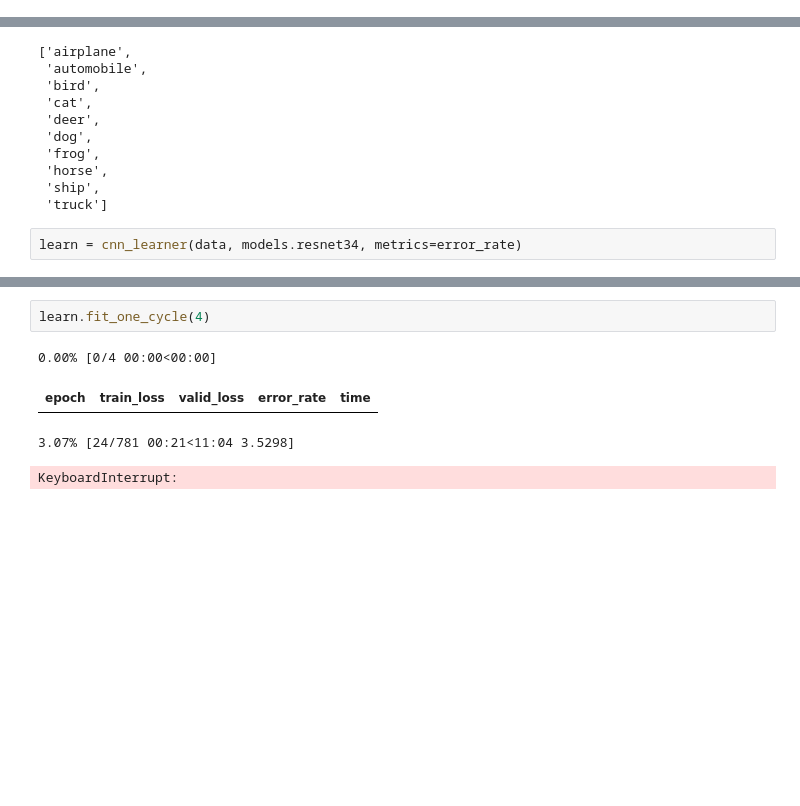
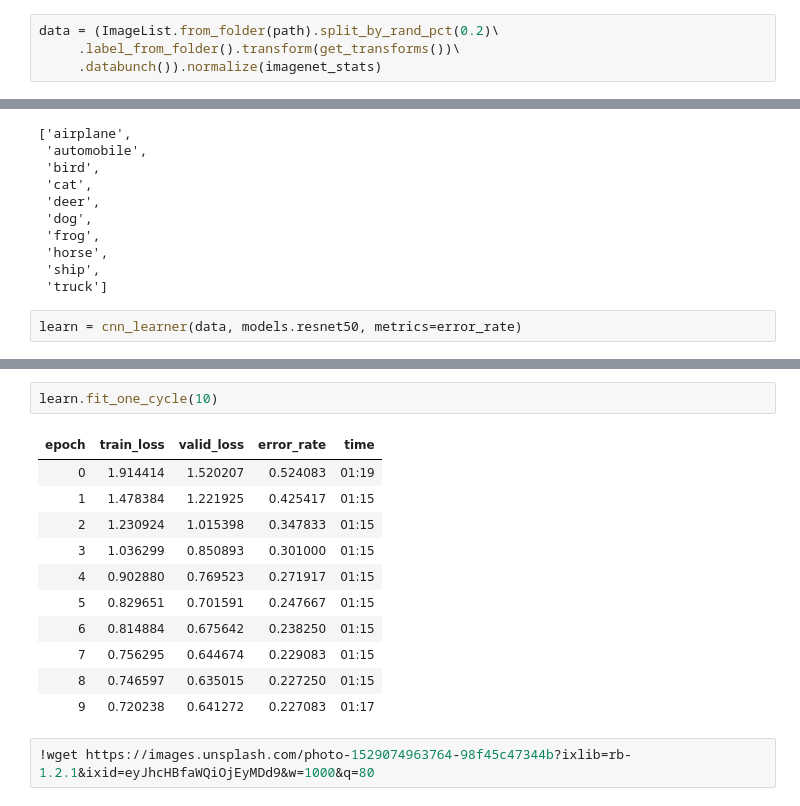
Before and after one commit to mgbvox/bao_ai, a Jupyter notebook: andrew_course/cifar10.ipynb, the cells around one changed output, grey strips where cells are left out. Saved outputs shown, nothing was run; the diff lists cells and outputs as text; blank space fills up the shorter version.

```diff
--- a/andrew_course/cifar10.ipynb
+++ b/andrew_course/cifar10.ipynb
@@ -66,3 +63,7 @@ data = ImageDataBunch.from_folder(path)
+# %%
+data = (ImageList.from_folder(path).split_by_rand_pct(0.2)\
+     .label_from_folder().transform(get_transforms())\
+     .databunch()).normalize(imagenet_stats)
 # %%
 data.show_batch()
 # %% [output]
@@ -81,5 +82,5 @@ data.classes
  'ship',
  'truck']
 # %%
-learn = cnn_learner(data, models.resnet34, metrics=error_rate)
+learn = cnn_learner(data, models.resnet50, metrics=error_rate)
 # %% [output]
@@ -87,7 +88,16 @@ Downloading: "https://download.pytorch.org/models/resnet34-333f7ec4.pth" to /Use
 # %%
-learn.fit_one_cycle(4)
+learn.fit_one_cycle(10)
 # %% [output]
-0.00% [0/4 00:00<00:00]
 | epoch | train_loss | valid_loss | error_rate | time |
+| 0 | 1.914414 | 1.520207 | 0.524083 | 01:19 |
+| 1 | 1.478384 | 1.221925 | 0.425417 | 01:15 |
+| 2 | 1.230924 | 1.015398 | 0.347833 | 01:15 |
+| 3 | 1.036299 | 0.850893 | 0.301000 | 01:15 |
+| 4 | 0.902880 | 0.769523 | 0.271917 | 01:15 |
+| 5 | 0.829651 | 0.701591 | 0.247667 | 01:15 |
+| 6 | 0.814884 | 0.675642 | 0.238250 | 01:15 |
+| 7 | 0.756295 | 0.644674 | 0.229083 | 01:15 |
+| 8 | 0.746597 | 0.635015 | 0.227250 | 01:15 |
+| 9 | 0.720238 | 0.641272 | 0.227083 | 01:17 |
-3.07% [24/781 00:21<11:04 3.5298]
-KeyboardInterrupt:
+# %%
+!wget https://images.unsplash.com/photo-1529074963764-98f45c47344b?ixlib=rb-1.2.1&ixid=eyJhcHBfaWQiOjEyMDd9&w=1000&q=80
```
Also changed, not shown: parts of 13 cells of this notebook, 5 other files.
